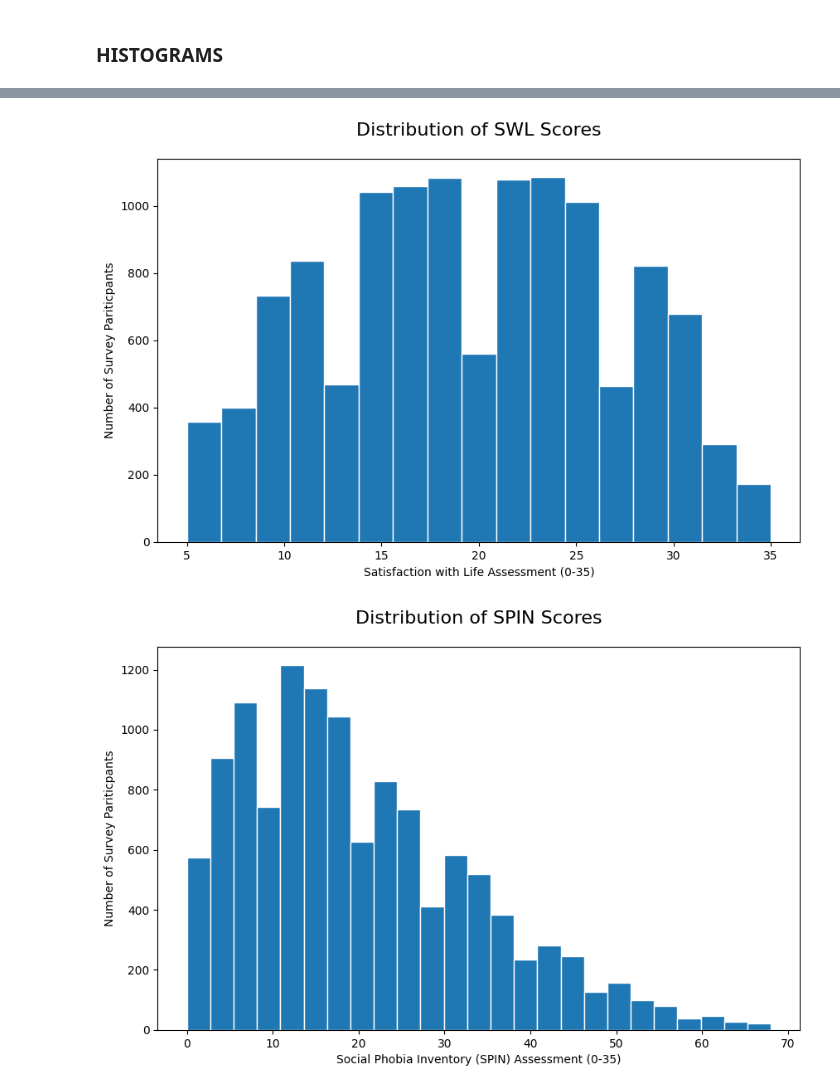
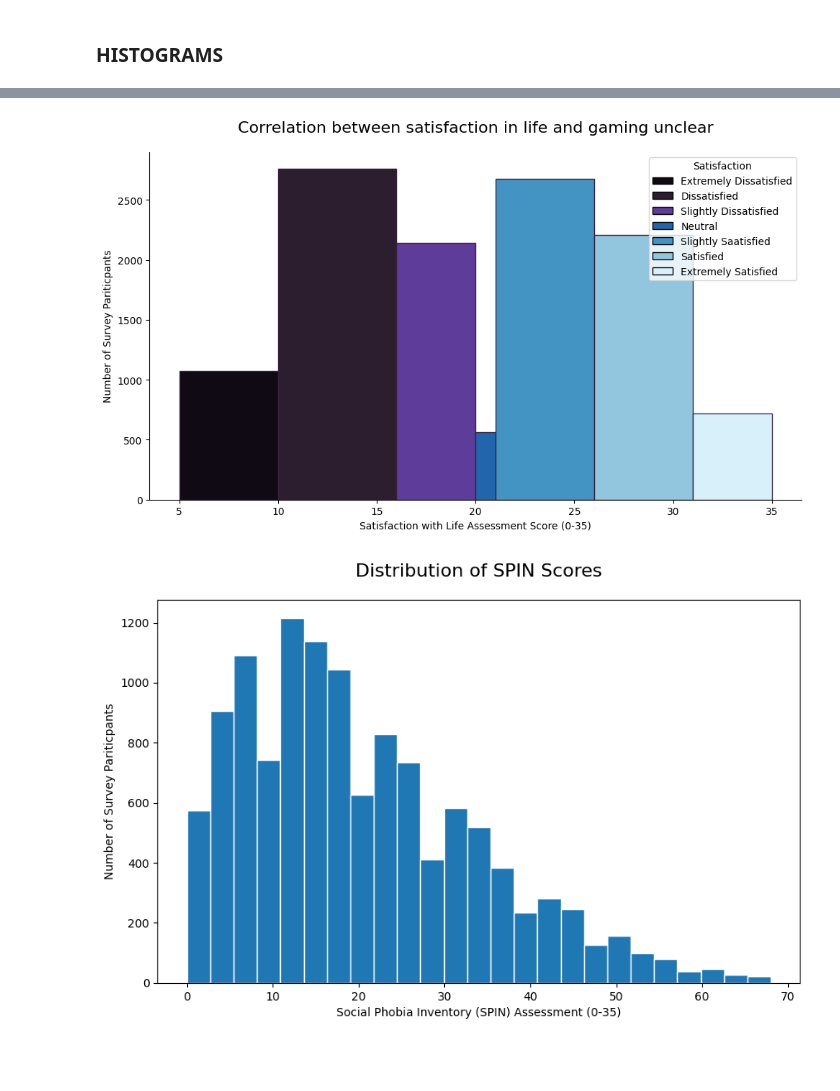
Before and after one commit to amallred/gaming-mental-health-analysis, a Jupyter notebook: charts.ipynb, the cells around one changed output, grey strips where cells are left out. Drawn from its saved outputs; the diff is of its cells as text; code cells hidden in the pictures; blank space fills up the shorter version.

Commit message:
new SWL histogram

```diff
--- a/charts.ipynb
+++ b/charts.ipynb
@@ -12,11 +12,14 @@ pd.set_option('display.max_columns', None)
 # %%
 df = pd.read_csv('data/clean_data.csv')
 
-colors_dl =['#36213e', '#554971', '#63786d', '#8ac6d0', '#b8f3ff']
-colors_ld=['#b8f3ff','#8ac6d0', '#63786d', '#554971', '#36213e']
+# colors_dl =['#36213e', '#554971', '#63786d', '#8ac6d0', '#b8f3ff']
+# colors_ld=['#b8f3ff','#8ac6d0', '#63786d', '#554971', '#36213e']
+colors_ld=['#d7f0fa','#92c5de','#4393c3', '#2166ac', '#5e3c99', '#2d1e2f', '#0f0a14']
+colors_dl=['#0f0a14', '#2d1e2f', '#5e3c99', '#2166ac', '#4393c3', '#92c5de', '#d7f0fa']
 
 # Resources
 #   Color palette: https://coolors.co/palette/36213e-554971-63768d-8ac6d0-b8f3ff
+#   Used chat gpt to expand upon original color palette and maintain accessibility
 # %% [markdown]
 ## Charts for analysis
 - **QUESTIONS**:
@@ -119,22 +115,51 @@ plt.show()
 # %%
+# How did users score on the Satisfaction with Life (SWL) scale?
+
+# Resources:
+#   SWL test: https://novopsych.com/assessments/well-being/satisfaction-with-life-scale-swls/
+#   Chat GPT to add 2 more
+
 plt.figure(figsize=(10,6))
-plt.hist(
+n, bins, patches = plt.hist(
     df['SWL_Total'],
-    bins=17,
-    edgecolor='white'
+    bins=[5,10,16,20,21,26,31,35],
+    edgecolor=colors[-1]
 )
 
-plt.xlabel("Satisfaction with Life Assessment (0-35)")
+# Remove extra lines
+ax = plt.gca()
+ax.spines['top'].set_visible(False)
+ax.spines['right'].set_visible(False)
+
+# Set bin grouping colors
+for i in range(len(n)):
+    c=colors_dl[i]
+    patches[i].set_fc(c)
+
+# create legend
+handles = [Rectangle((0,0),1,1,color=c,ec="k") for c in [colors_dl[0], colors_dl[1],colors_dl[2], colors_dl[3],colors_dl[4],colors_dl[5],colors_dl[6]]]
+labels = ['Extremely Dissatisfied', 'Dissatisfied', 'Slightly Dissatisfied', 'Neutral', 'Slightly Saatisfied', 'Satisfied', 'Extremely Satisfied']
+plt.legend(
+    handles,
+    labels,
+    title='Satisfaction',
+    loc='best',
+    fontsize=10
+    )
+
+plt.title("Correlation between satisfaction in life and gaming unclear", fontsize=16, pad=20)
+plt.xlabel("Satisfaction with Life Assessment Score (0-35)")
 plt.ylabel("Number of Survey Pariticpants")
-plt.title("Distribution of SWL Scores", fontsize=16, pad=20)
 
+# || POTENTIALLY DO A BOX AND WHISKERS PLOT OR HEAT MAP FOR THIS ONE ||
 
-# || ADD EXPLANATION OF SCORES ||
+# Save figure as image
+plt.savefig('plots/SWL_score_histogram.png')
 
-
+plt.tight_layout()
 plt.show()
 # %% [output]
-[figure, old version]
+[figure, new version]
 # %%
 plt.figure(figsize=(10,6))
 plt.hist(
```
Also changed, not shown: parts of 3 cells of this notebook, 2 other files.
